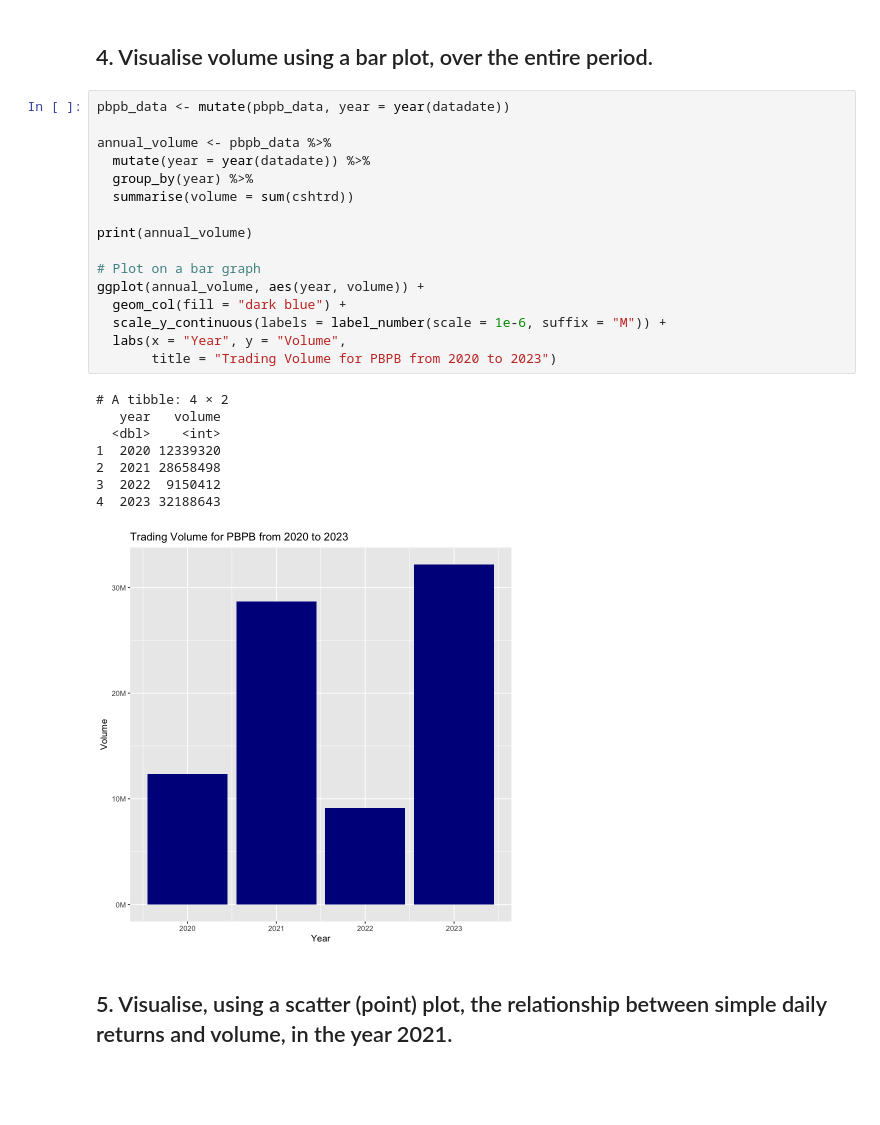
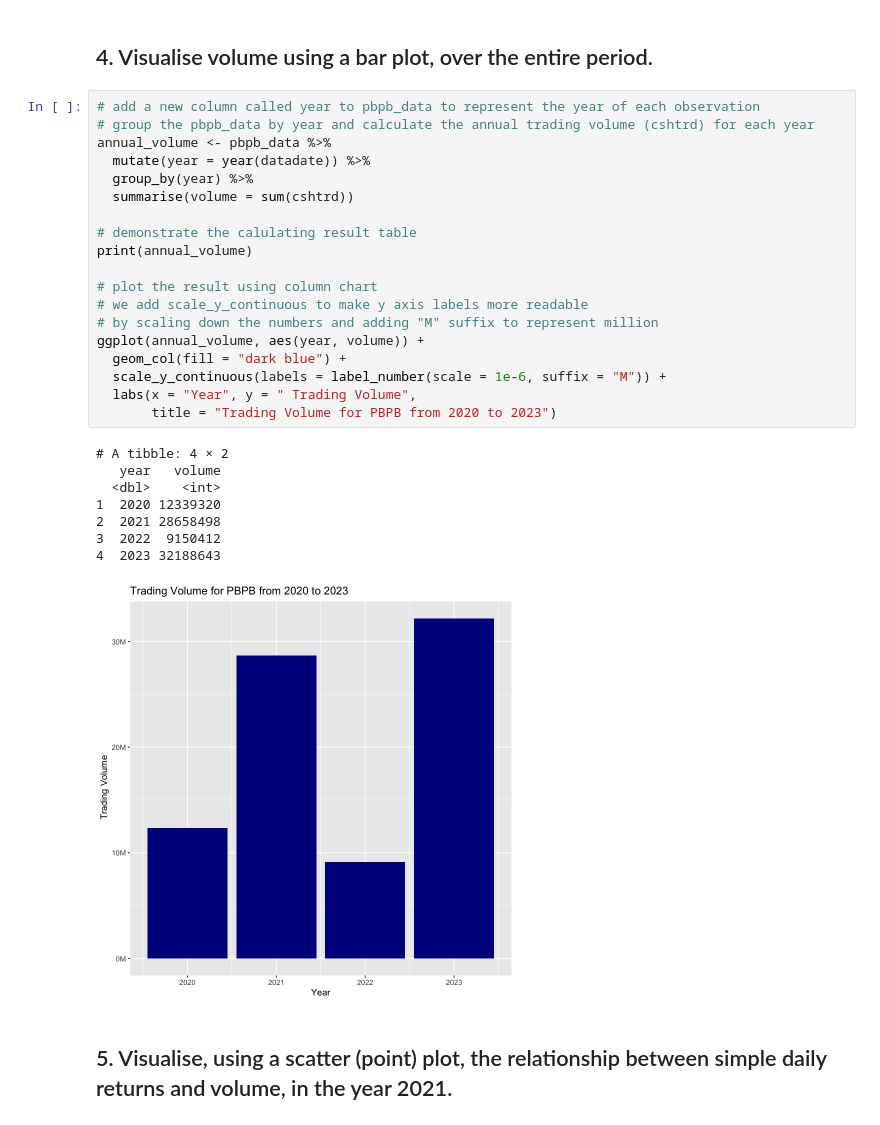
Before and after one commit to simonyuu/R_Group-Assignment, a Jupyter notebook: A1 visualiztion.ipynb, the cells around one changed output. Cells and saved outputs as stored; diff of their text form; blank space fills up the shorter version.

```diff
--- a/A1 visualiztion.ipynb
+++ b/A1 visualiztion.ipynb
@@ -128,30 +141,33 @@ ggplot(pbpb_data_2021, aes(datadate, prchd, colour = "High Price")) +
 # %% [markdown]
 ## 4. Visualise volume using a bar plot, over the entire period.
 # %%
-pbpb_data <- mutate(pbpb_data, year = year(datadate))
-
+# add a new column called year to pbpb_data to represent the year of each observation
+# group the pbpb_data by year and calculate the annual trading volume (cshtrd) for each year
 annual_volume <- pbpb_data %>%
   mutate(year = year(datadate)) %>%
   group_by(year) %>%
   summarise(volume = sum(cshtrd))
 
+# demonstrate the calulating result table
 print(annual_volume)
 
-# Plot on a bar graph
+# plot the result using column chart
+# we add scale_y_continuous to make y axis labels more readable
+# by scaling down the numbers and adding "M" suffix to represent million
 ggplot(annual_volume, aes(year, volume)) +
   geom_col(fill = "dark blue") +
   scale_y_continuous(labels = label_number(scale = 1e-6, suffix = "M")) +
-  labs(x = "Year", y = "Volume",
+  labs(x = "Year", y = " Trading Volume",
        title = "Trading Volume for PBPB from 2020 to 2023")
 # %% [output]
 # A tibble: 4 × 2
    year   volume
   <dbl>    <int>
 1  2020 12339320
 2  2021 28658498
 3  2022  9150412
 4  2023 32188643
-[figure, old version]
+[figure, new version]
 # %% [markdown]
 ## 5. Visualise, using a scatter (point) plot, the relationship between simple daily returns and volume, in the year 2021.
 # %%
```
Also changed, not shown: parts of 8 cells of this notebook, 4 other files.
